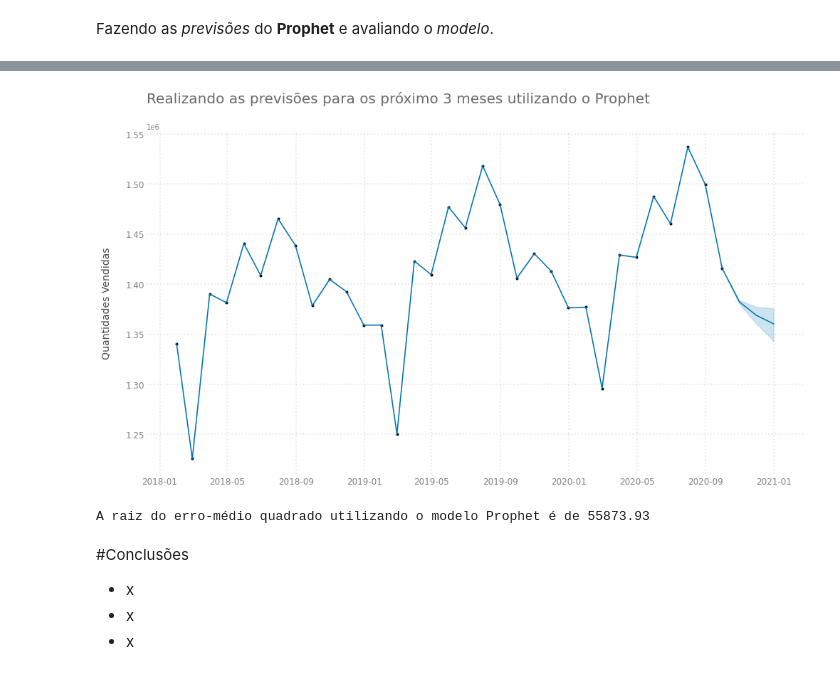
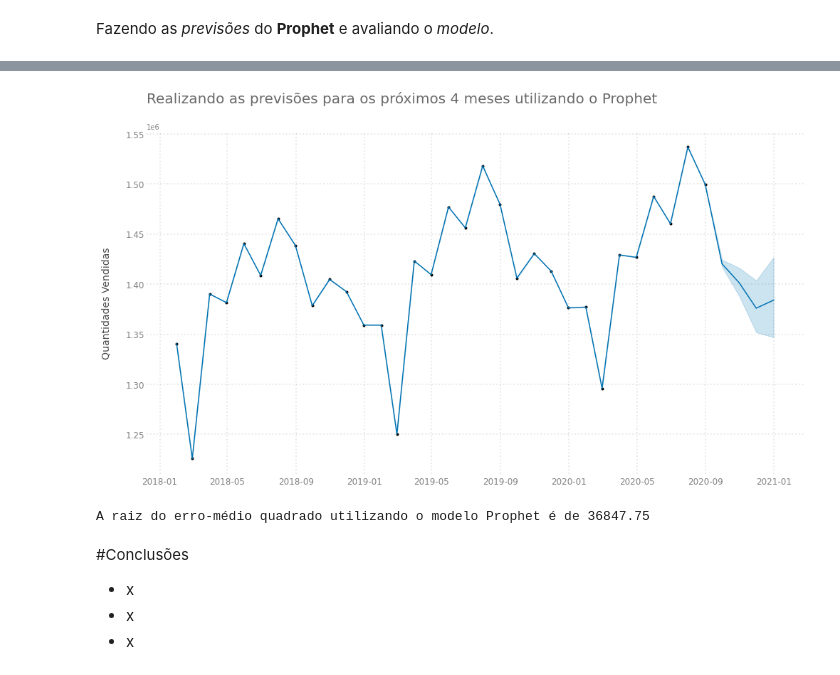
Before and after one commit to FerrazThales/demand_forecasting_prophet, a Jupyter notebook: Demand_Forecasting_with_Prophet.ipynb, the cells around one changed output, grey strips where cells are left out. Cells and saved outputs as stored; diff of their text form; code cells hidden in the pictures.

```diff
--- a/Demand_Forecasting_with_Prophet.ipynb
+++ b/Demand_Forecasting_with_Prophet.ipynb
@@ -692,7 +721,7 @@ Valores Críticos:
 texto falando sobre testes tradicionais utilizando nas previsões  e machine learning
 # %%
 # definindo o tamanho da previsão para os três meses seguintes
-prediction_size = 3
+prediction_size = 4
 train = agregando_valores_mensais[:-prediction_size]
 validation = agregando_valores_mensais[-prediction_size:]
 
@@ -809,23 +900,23 @@ forecast.tail()
 # %%
 #crian do ax e o plt
 fig, ax = plt.subplots(figsize=(14,8))
 
 #criando gráfico
 model_prophet.plot(forecast,ax=ax)
 ajuste_layout(ax=ax,
-              titulo='Realizando as previsões para os próximo 3 meses utilizando o Prophet',
+              titulo='Realizando as previsões para os próximos 4 meses utilizando o Prophet',
               ylabel='Quantidades Vendidas',
               grid=True,grid_lw=1.8,grid_style='dotted')
 
 #plotando os gráficos
 plt.tight_layout();
 # %% [output]
-[figure, old version]
+[figure, new version]
 # %%
 #calcular o erro
 printando_o_erro(y_true=validation.sales,y_pred=forecast[-prediction_size:].yhat,previsor='Prophet')
 # %% [output]
-A raiz do erro-médio quadrado utilizando o modelo Prophet é de 55873.93
+A raiz do erro-médio quadrado utilizando o modelo Prophet é de 36847.75
 # %% [markdown]
 #Conclusões
 
```
Also changed, not shown: parts of 31 cells of this notebook.
